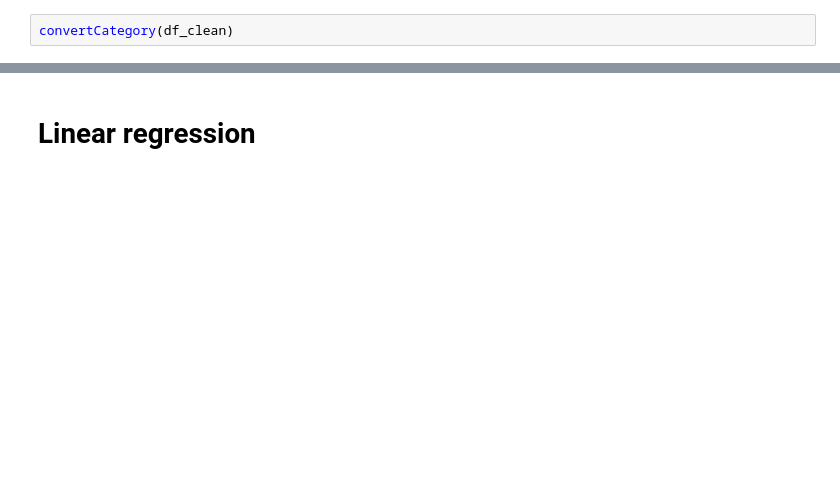
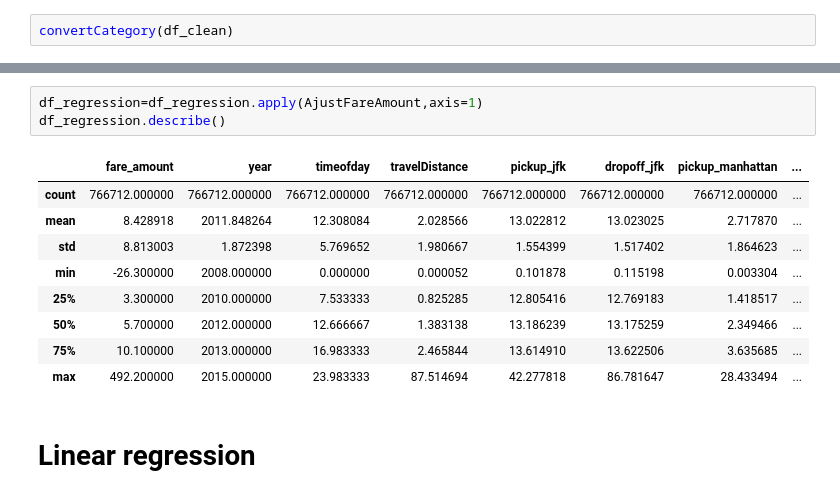
Before and after one commit to shengcode/CSE-519---Data-Science, a Jupyter notebook: CSE519HW2Orgnize.ipynb, the cells around one changed output, grey strips where cells are left out. Saved outputs shown, nothing was run; the diff lists cells and outputs as text; blank space fills up the shorter version.

```diff
--- a/CSE519HW2Orgnize.ipynb
+++ b/CSE519HW2Orgnize.ipynb
@@ -279,3 +337,16 @@ convertCategory(df_clean)
+# %%
+df_regression=df_regression.apply(AjustFareAmount,axis=1)
+df_regression.describe()
+# %% [output]
+|  | fare_amount | year | timeofday | travelDistance | pickup_jfk | dropoff_jfk | pickup_manhattan | ... |
+| count | 766712.000000 | 766712.000000 | 766712.000000 | 766712.000000 | 766712.000000 | 766712.000000 | 766712.000000 | ... |
+| mean | 8.428918 | 2011.848264 | 12.308084 | 2.028566 | 13.022812 | 13.023025 | 2.717870 | ... |
+| std | 8.813003 | 1.872398 | 5.769652 | 1.980667 | 1.554399 | 1.517402 | 1.864623 | ... |
+| min | -26.300000 | 2008.000000 | 0.000000 | 0.000052 | 0.101878 | 0.115198 | 0.003304 | ... |
+| 25% | 3.300000 | 2010.000000 | 7.533333 | 0.825285 | 12.805416 | 12.769183 | 1.418517 | ... |
+| 50% | 5.700000 | 2012.000000 | 12.666667 | 1.383138 | 13.186239 | 13.175259 | 2.349466 | ... |
+| 75% | 10.100000 | 2013.000000 | 16.983333 | 2.465844 | 13.614910 | 13.622506 | 3.635685 | ... |
+| max | 492.200000 | 2015.000000 | 23.983333 | 87.514694 | 42.277818 | 86.781647 | 28.433494 | ... |
 # %% [markdown]
 # Linear regression
 # %%
```
Also changed, not shown: parts of 20 cells of this notebook.
